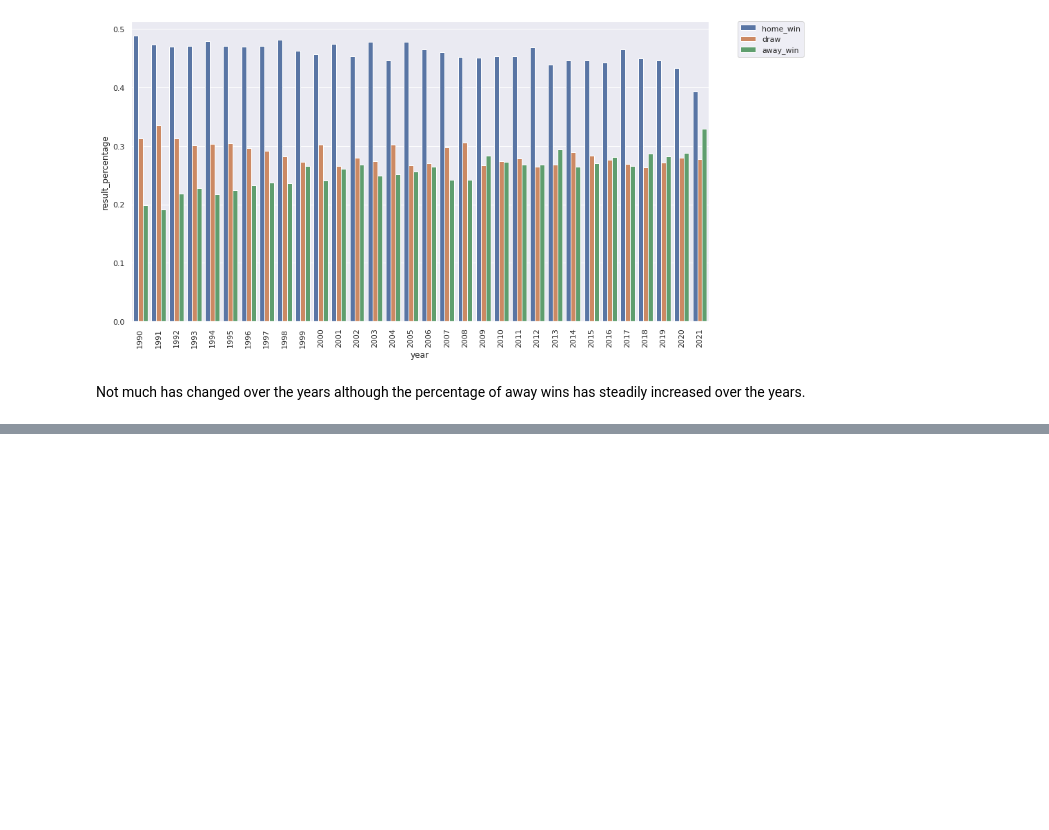
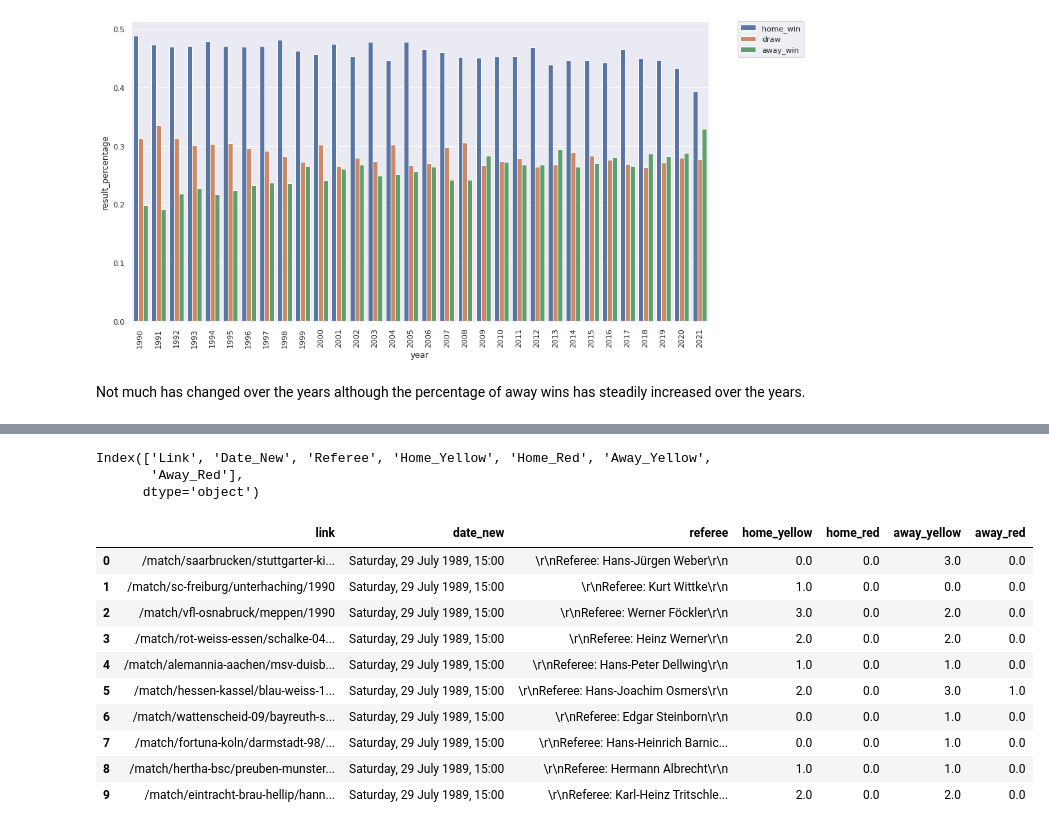
Before and after one commit to dan-bouchard/Football-Match-Outcome-Prediction, a Jupyter notebook: eda_and_data_cleaning.ipynb, the cells around one changed output, grey strips where cells are left out. Drawn from its saved outputs; the diff is of its cells as text; code cells hidden in the pictures; blank space fills up the shorter version.

```diff
--- a/eda_and_data_cleaning.ipynb
+++ b/eda_and_data_cleaning.ipynb
@@ -441,0 +465,22 @@ Not much has changed over the years although the percentage of away wins has ste
+# %%
+match_info = pd.read_csv('Match_Info.csv', na_values=np.nan)
+match_info.columns
+# %% [output]
+Index(['Link', 'Date_New', 'Referee', 'Home_Yellow', 'Home_Red', 'Away_Yellow',
+       'Away_Red'],
+      dtype='object')
+# %%
+match_info.columns = match_info.columns.str.lower()
+match_info.head(10)
+# %% [output]
+|  | link | date_new | referee | home_yellow | home_red | away_yellow | away_red |
+| 0 | /match/saarbrucken/stuttgarter-ki... | Saturday, 29 July 1989, 15:00 | \r\nReferee: Hans-Jürgen Weber\r\n | 0.0 | 0.0 | 3.0 | 0.0 |
+| 1 | /match/sc-freiburg/unterhaching/1990 | Saturday, 29 July 1989, 15:00 | \r\nReferee: Kurt Wittke\r\n | 1.0 | 0.0 | 0.0 | 0.0 |
+| 2 | /match/vfl-osnabruck/meppen/1990 | Saturday, 29 July 1989, 15:00 | \r\nReferee: Werner Föckler\r\n | 3.0 | 0.0 | 2.0 | 0.0 |
+| 3 | /match/rot-weiss-essen/schalke-04... | Saturday, 29 July 1989, 15:00 | \r\nReferee: Heinz Werner\r\n | 2.0 | 0.0 | 2.0 | 0.0 |
+| 4 | /match/alemannia-aachen/msv-duisb... | Saturday, 29 July 1989, 15:00 | \r\nReferee: Hans-Peter Dellwing\r\n | 1.0 | 0.0 | 1.0 | 0.0 |
+| 5 | /match/hessen-kassel/blau-weiss-1... | Saturday, 29 July 1989, 15:00 | \r\nReferee: Hans-Joachim Osmers\r\n | 2.0 | 0.0 | 3.0 | 1.0 |
+| 6 | /match/wattenscheid-09/bayreuth-s... | Saturday, 29 July 1989, 15:00 | \r\nReferee: Edgar Steinborn\r\n | 0.0 | 0.0 | 1.0 | 0.0 |
+| 7 | /match/fortuna-koln/darmstadt-98/... | Saturday, 29 July 1989, 15:00 | \r\nReferee: Hans-Heinrich Barnic... | 0.0 | 0.0 | 1.0 | 0.0 |
+| 8 | /match/hertha-bsc/preuben-munster... | Saturday, 29 July 1989, 15:00 | \r\nReferee: Hermann Albrecht\r\n | 1.0 | 0.0 | 1.0 | 0.0 |
+| 9 | /match/eintracht-brau-hellip/hann... | Saturday, 29 July 1989, 15:00 | \r\nReferee: Karl-Heinz Tritschle... | 2.0 | 0.0 | 2.0 | 0.0 |
```
Also changed, not shown: parts of 11 cells of this notebook, 1 other file.
